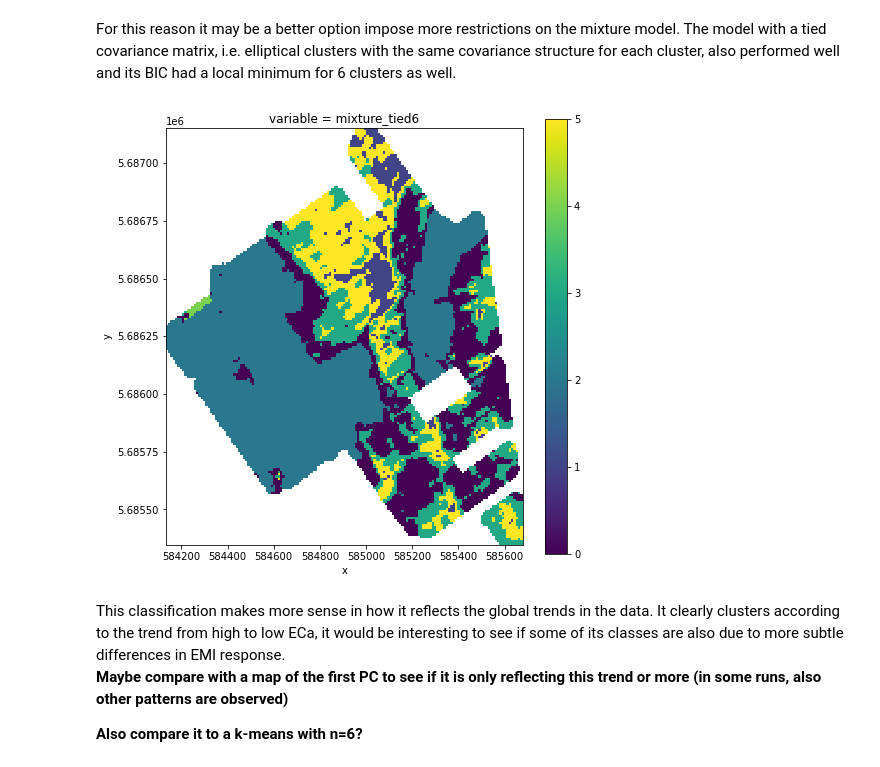
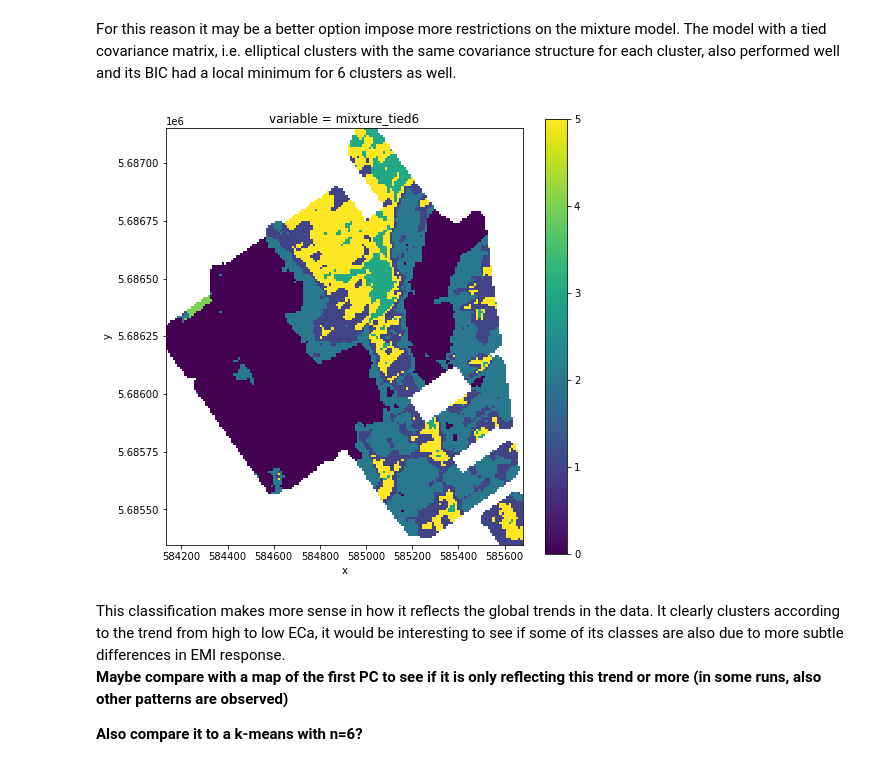
Before and after one commit to drdebivre/Thesis_EMIclass, a Jupyter notebook: 3.Gaussian_mixture.ipynb, the cells around one changed output. Saved outputs shown, nothing was run; the diff lists cells and outputs as text; code cells hidden in the pictures.

```diff
--- a/3.Gaussian_mixture.ipynb
+++ b/3.Gaussian_mixture.ipynb
@@ -54,7 +56,7 @@ bic = []
 for cvtype in cv_types:
     for ncluster in cluster_range:
 
-        model = GaussianMixture(n_components = ncluster, covariance_type=cvtype)
+        model = GaussianMixture(n_components = ncluster, covariance_type=cvtype, n_init=10)
         model.fit(df_nona)
         bic.append(model.bic(df_nona))
 # %%
@@ -104,7 +106,7 @@ array([[803119.47169472, 753490.42484179, 729205.8863128 ,
         503020.15945147, 501441.85187819, 495074.25410185,
         493156.18610873, 492826.91508742, 488322.88284016]])
 # %%
-fullmodel_n6 = GaussianMixture(n_components = 6, covariance_type='full').fit(df_nona)
+fullmodel_n6 = GaussianMixture(n_components = 6, covariance_type='full', n_init=10).fit(df_nona)
 clusters = fullmodel_n6.predict(df_nona) # each pixel assigned to cluster that has largest probability
 
 cl = np.empty((27540))
@@ -148,22 +150,22 @@ gdf5000.plot(column='survey', figsize=(6,6))
 # %% [markdown]
 For this reason it may be a better option impose more restrictions on the mixture model. The model with a tied covariance matrix, i.e. elliptical clusters with the same covariance structure for each cluster, also performed well and its BIC had a local minimum for 6 clusters as well.
 # %%
-tiedmodel_n6 = GaussianMixture(n_components = 6, covariance_type='tied').fit(df_nona)
+tiedmodel_n6 = GaussianMixture(n_components = 6, covariance_type='tied', n_init=10).fit(df_nona)
 clusters = tiedmodel_n6.predict(df_nona) # each pixel assigned to cluster that has largest probability
 
 cl = np.empty((27540))
 cl[:] = np.nan
 
 cl[~rows_with_nan] = clusters
 
 df_raster['mixture_tied6'] = cl
 
 xr_clusters = df_raster.to_xarray().transpose('y', 'x')
 cl_array = xr_clusters.to_array()
 ax = cl_array.sel(variable='mixture_tied6').plot.pcolormesh(figsize=(8,8))
 ax.axes.set_aspect('equal')
 # %% [output]
-[figure, old version]
+[figure, new version]
 # %% [markdown]
 This classification makes more sense in how it reflects the global trends in the data. It clearly clusters according to the trend from high to low ECa, it would be interesting to see if some of its classes are also due to more subtle differences in EMI response.\
 **Maybe compare with a map of the first PC to see if it is only reflecting this trend or more (in some runs, also other patterns are observed)**
```
Also changed, not shown: parts of 1 cell of this notebook.
